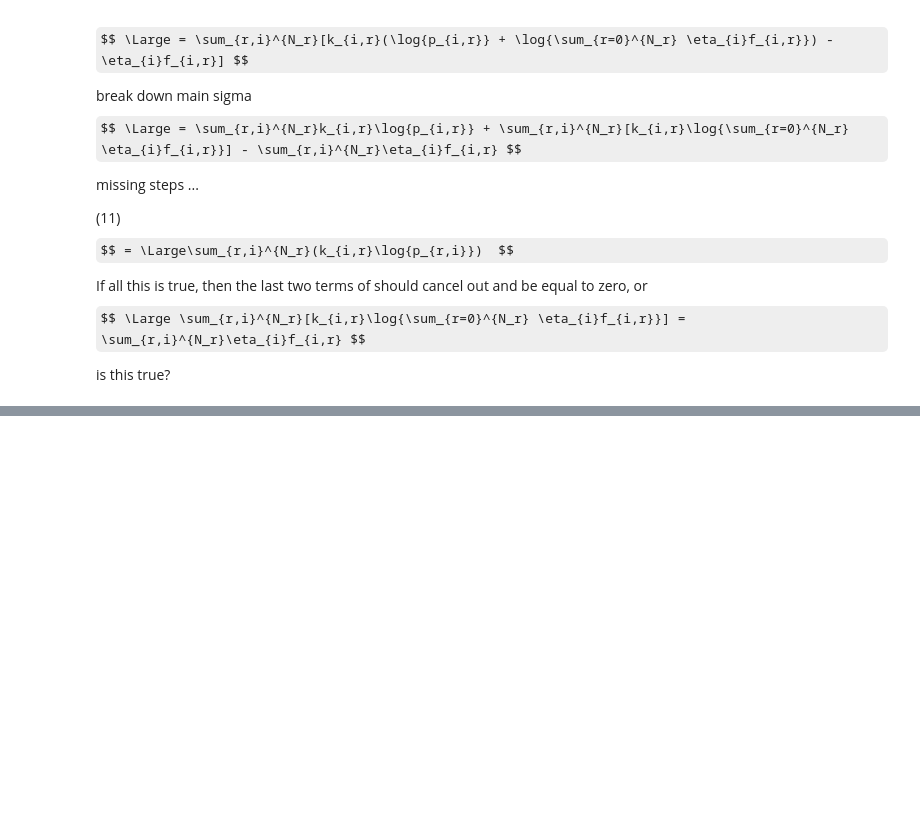
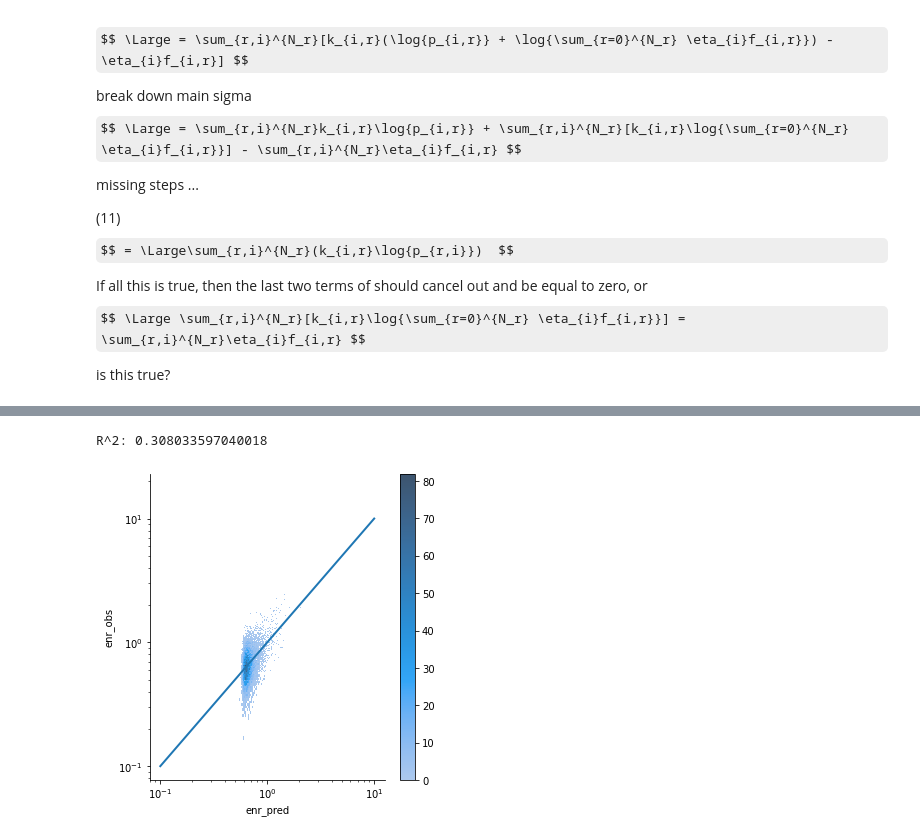
Before and after one commit to theislab/mubind, a Jupyter notebook: notebooks/equations/01_equations.ipynb, the cells around one changed output, grey strips where cells are left out. Drawn from its saved outputs; the diff is of its cells as text; code cells hidden in the pictures; some formulas as TeX source; blank space fills up the shorter version.

```diff
--- a/notebooks/equations/01_equations.ipynb
+++ b/notebooks/equations/01_equations.ipynb
@@ -29,0 +51,16 @@ is this true?
+# %%
+import multibind as mb
+import numpy as np
+import pandas as pd
+import torch
+import bindome as bd
+bd.constants.ANNOTATIONS_DIRECTORY = '../annotations'
+# mb.models.MultiBind
+import torch.optim as topti
+import torch.utils.data as tdata
+import matplotlib.pyplot as plt
+import logomaker
+
+# Use a GPU if available, as it should be faster.
+device = torch.device("cuda:0" if torch.cuda.is_available() else "cpu")
+print("Using device: " + str(device))
@@ -29,0 +69,17 @@ is this true?
+# %%
+n_rounds = 1
+data = pd.read_csv('../../data/countTable.0.CTCF_r3.tsv.gz', sep='\t', header=None)
+data.columns = ['seq'] + [i for i in range(n_rounds+1)]
+# data = data.sample(n=1000)
+# data.index = range(len(data))
+dataset = mb.datasets.SelexDataset(data, n_rounds=n_rounds)
+train = tdata.DataLoader(dataset=dataset, batch_size=256, shuffle=True)
+train_test = tdata.DataLoader(dataset=dataset, batch_size=1, shuffle=False)
+# %%
+model = mb.models.DinucSelex(use_dinuc=False, kernels=[0, 14, 12], n_rounds=1, n_batches=1).to(device)
+l2 = []
+optimiser = topti.Adam(model.parameters(), lr=0.001, weight_decay=0.0001)
+# optimiser = topti.LBFGS(model.parameters())
+criterion = mb.tl.ProboundLoss()
+# %%
+mb.tl.train_network(model, train, device, optimiser, criterion, num_epochs=500, early_stopping=10, log_each=10)
@@ -29,0 +101,5 @@ is this true?
+# %%
+mb.pl.kmer_enrichment(model, train, k=8)
+# %% [output]
+R^2: 0.308033597040018
+[figure, added]
```
Also changed, not shown: parts of 5 cells of this notebook, 2 other files.
